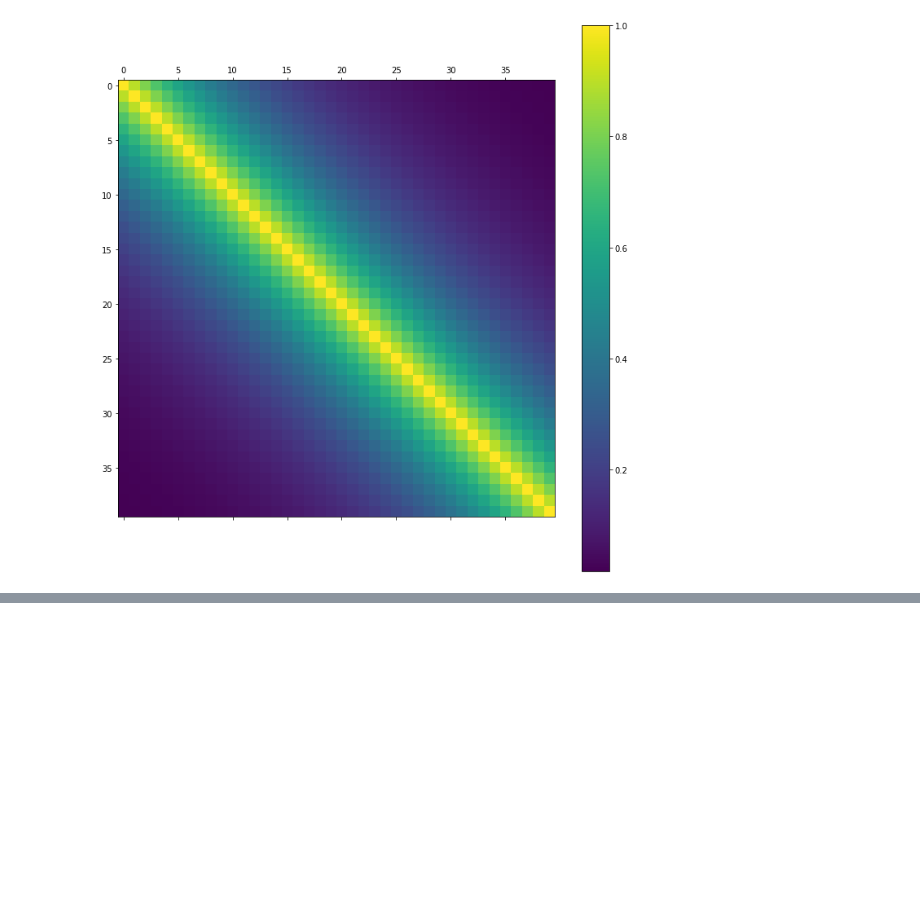
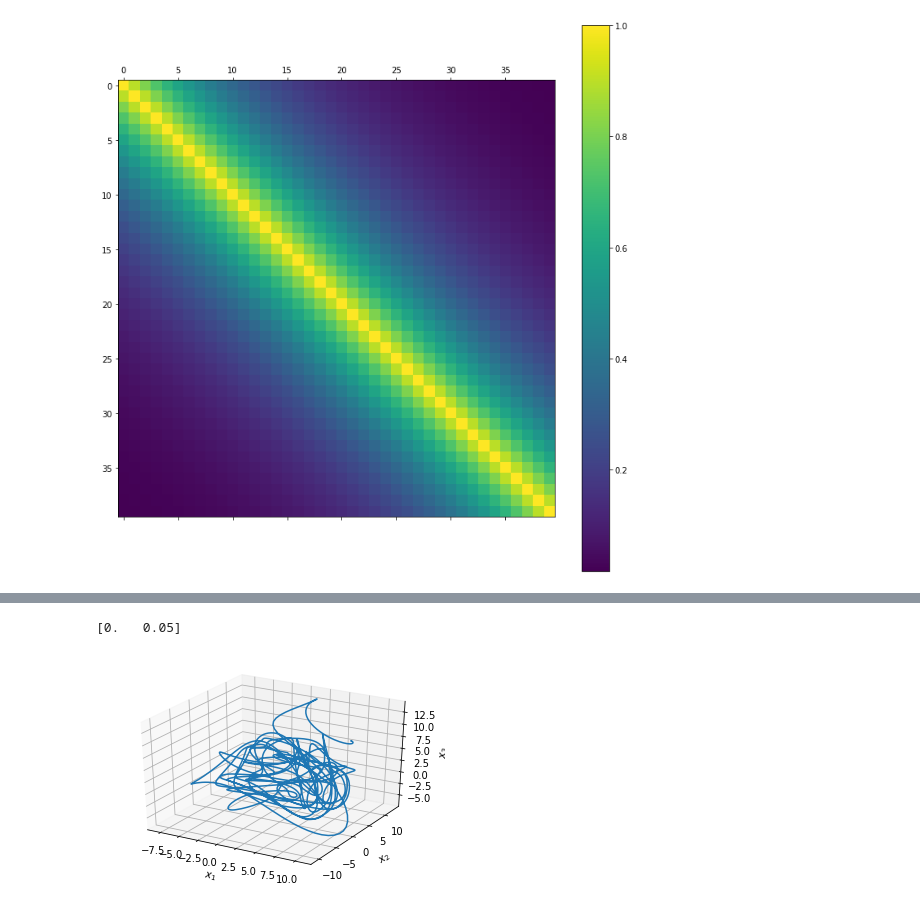
Before and after one commit to brianjburrow/CodingTest_AIR, a Jupyter notebook: EnKF.ipynb, the cells around one changed output, grey strips where cells are left out. Cells and saved outputs as stored; diff of their text form; code cells hidden in the pictures; blank space fills up the shorter version.

```diff
--- a/EnKF.ipynb
+++ b/EnKF.ipynb
@@ -600,0 +629,4 @@ Text(0, 0.5, 'Measurement')
+# %%
+print(measurement_model_2d(np.array([0,1]), noise = False))
+# %% [output]
+[0.   0.05]
@@ -600,0 +642,37 @@ Text(0, 0.5, 'Measurement')
+# %%
+nVariables = 36
+forcingConstant = 8
+# %%
+def lorenz96(state, time, nVar = 2, forcing = 8):
+    # lorenz96 computes the state derivatives, not the state at each time
+    derivatives = np.zeros(nVar)
+
+    derivatives[0] = (state[1] - state[nVar - 2])* state[nVar - 1] - state[0]
+    derivatives[1] = (state[2] - state[nVar-1]) * state[0] - state[1]
+    derivatives[nVar-1] = (state[0] - state[nVar-3]) * state[nVar-2] - state[nVar-1]
+    # Then the general case
+    for i in range(2, nVar-1):
+        derivatives[i] = (state[i+1] - state[i-2]) * state[i-1] - state[i]
+    # Add the forcing term
+    derivatives = derivatives + forcing
+
+    # Return the state derivatives
+    return derivatives
+# %%
+x0 = forcingConstant * np.ones(nVariables)  # Initial state (equilibrium)
+x0[19] += 0.01  # Add small perturbation to 20th variable
+t = np.arange(0.0, 30.0, 0.01)
+
+func = lambda stat, tim: lorenz96(stat, tim, nVar = nVariables, forcing = forcingConstant)
+x = odeint(func, x0, t)
+
+# Plot the first three variables
+fig = plt.figure()
+ax = fig.gca(projection='3d')
+ax.plot(x[:, 0], x[:, 1], x[:, 2])
+ax.set_xlabel('$x_1$')
+ax.set_ylabel('$x_2$')
+ax.set_zlabel('$x_3$')
+plt.show()
+# %% [output]
+[figure, added]
```
Also changed, not shown: parts of 20 cells of this notebook, 1 other file.
